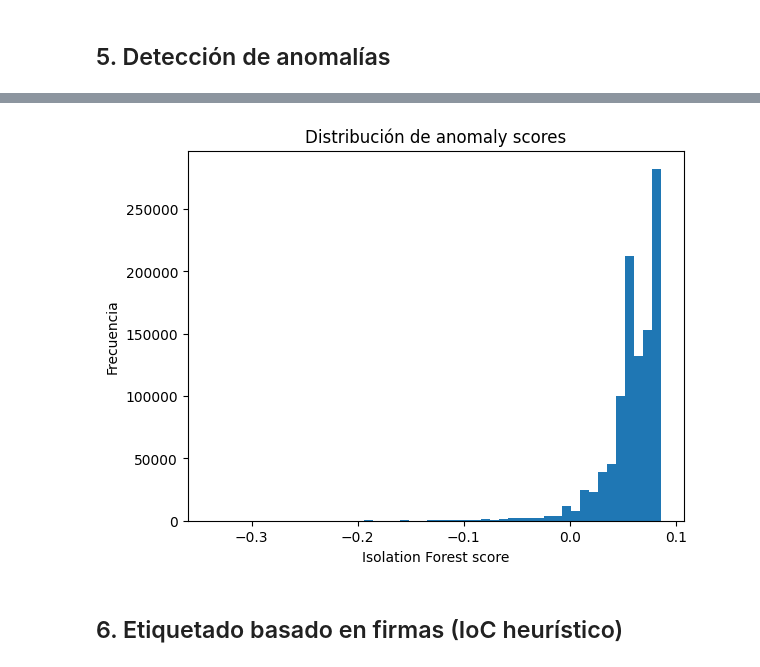
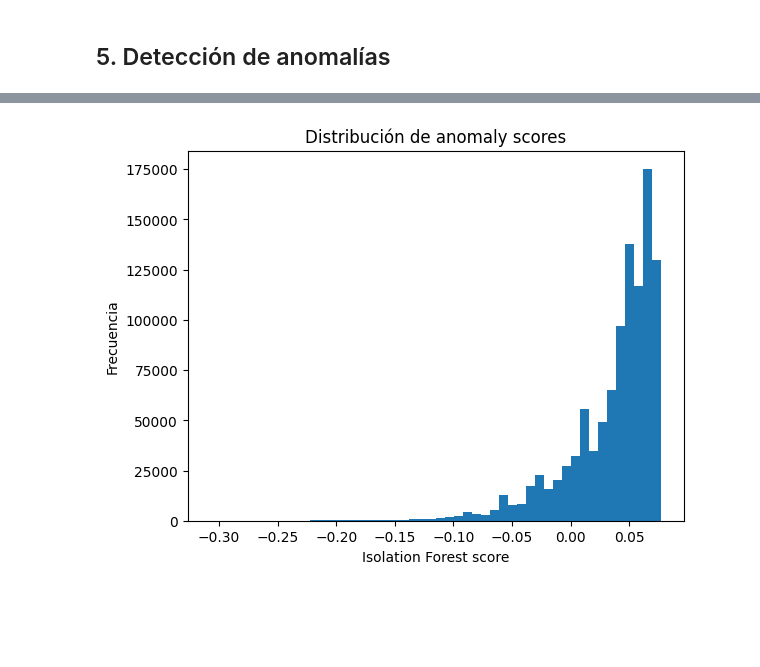
Before and after one commit to ZKDev01/cyber-attack-predictor, a Jupyter notebook: labs/using_unsupervised_model.ipynb, the cells around one changed output, grey strips where cells are left out. Cells and saved outputs as stored; diff of their text form; code cells hidden in the pictures; blank space fills up the shorter version.

Commit message:
isolation forest update

```diff
--- a/labs/using_unsupervised_model.ipynb
+++ b/labs/using_unsupervised_model.ipynb
@@ -56,0 +137,8 @@ df_model.head()
+# %%
+features=categorical_cols+numeric_cols
+
+
+features = categorical_cols + numeric_cols
+df_model = df_expand[features]
+
+df_model.head()
@@ -63,7 +158,7 @@ from sklearn.compose import ColumnTransformer
 preprocessor = ColumnTransformer(
     transformers=[
         ('cat', OneHotEncoder(handle_unknown='ignore'), categorical_cols),
-        ('num', StandardScaler(), numeric_cols + ioc_cols)
+        ('num', StandardScaler(), numeric_cols)
     ]
 )
 
@@ -75,7 +262,7 @@ from sklearn.ensemble import IsolationForest
 
 iso_forest = IsolationForest(
     n_estimators=200,
-    contamination=0.03,
+    contamination=0.15,
     max_samples=0.25,
     random_state=42,
     n_jobs=-1
@@ -88,9 +275,13 @@ IsolationForest(contamination=0.03, max_samples=0.25, n_estimators=200,
 # %% [markdown]
 ## 5. Detección de anomalías
 # %%
-df['if_prediction'] = iso_forest.predict(X)  # -1 anomalía, 1 normal
-df['if_score'] = iso_forest.decision_function(X)
+# df['if_prediction'] = iso_forest.predict(X)  # -1 anomalía, 1 normal
+# df['if_score'] = iso_forest.decision_function(X)
 
-df[['if_prediction', 'if_score']].head()
+# df[['if_prediction', 'if_score']].head()
+df_master['if_prediction'] = iso_forest.predict(X)  # -1 anomalía, 1 normal
+df_master['if_score'] = iso_forest.decision_function(X)
+
+df_master[['if_prediction', 'if_score']].head()
 # %% [output]
 |  | if_prediction | if_score |
@@ -134,11 +349,11 @@ top_anomalies
 # %%
 import matplotlib.pyplot as plt
 
-plt.hist(df['if_score'], bins=50)
+plt.hist(df_master['if_score'], bins=50)
 plt.xlabel('Isolation Forest score')
 plt.ylabel('Frecuencia')
 plt.title('Distribución de anomaly scores')
 plt.show()
 # %% [output]
-[figure, old version]
+[figure, new version]
 # %%
@@ -147,4 +362,2 @@ df[df['if_prediction'] == -1].to_csv(
     index=False
 )
-# %% [markdown]
-## 6. Etiquetado basado en firmas (IoC heurístico)
```
Also changed, not shown: parts of 21 cells of this notebook, 5 other files.
